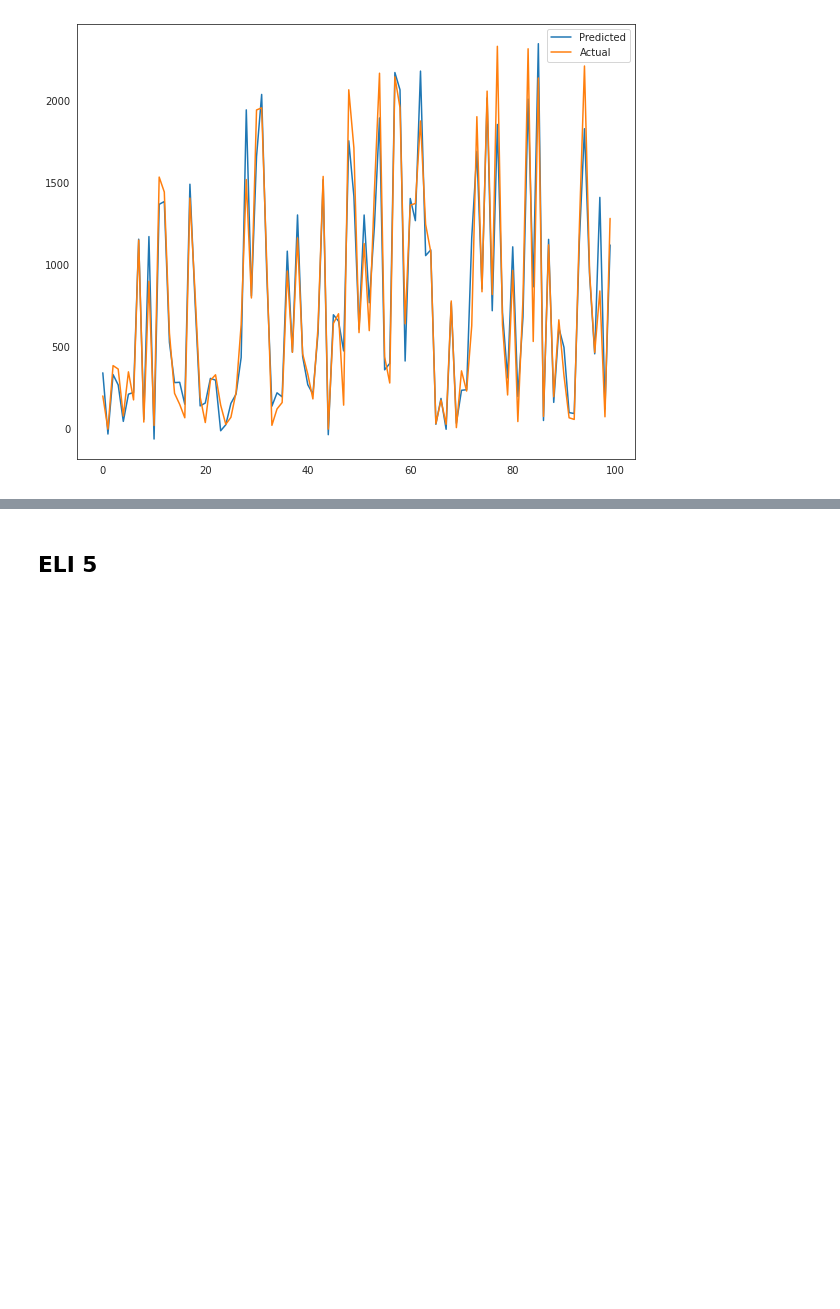
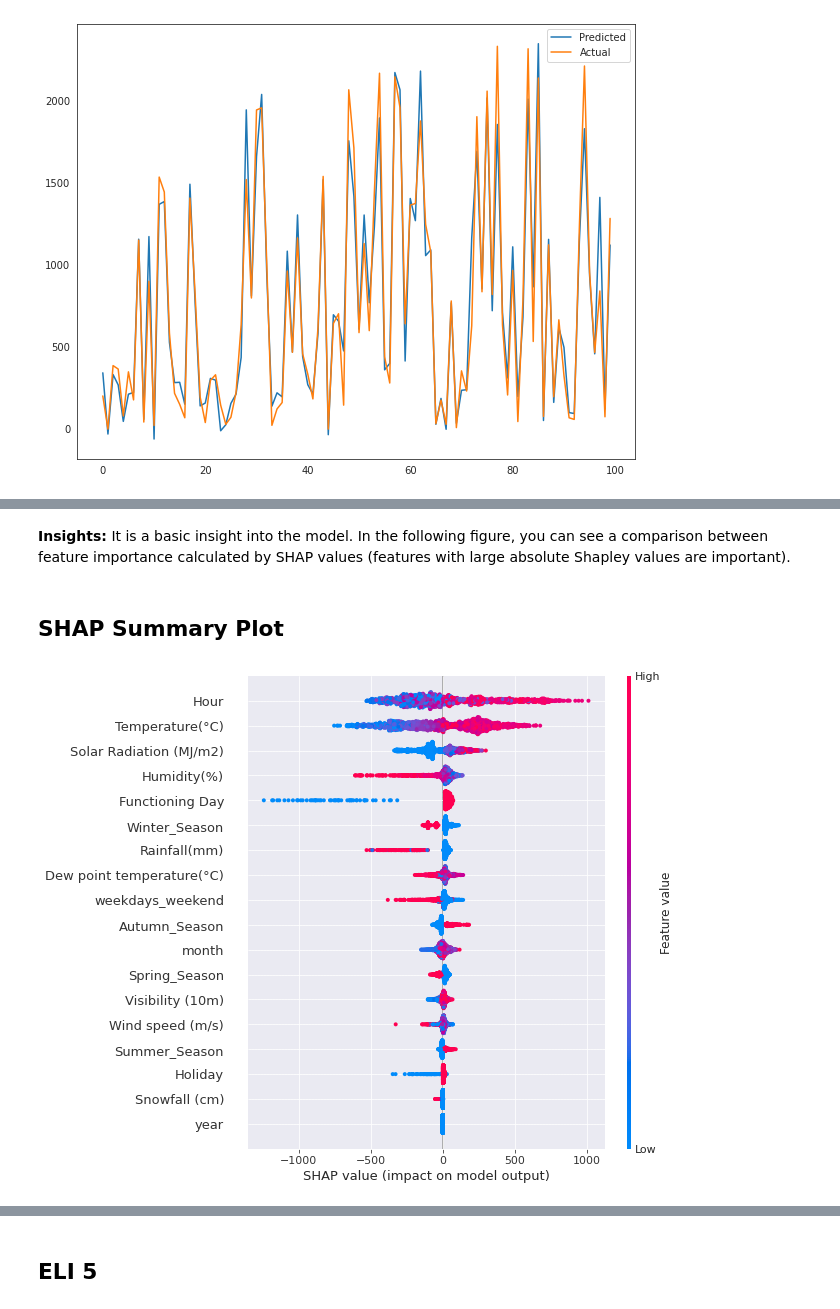
Before and after one commit to Palak-bindal/Bike-Sharing-Demand-Prediction-, a Jupyter notebook: Capstone_Collab_Bike_Sharing_Count_Prediction.ipynb, the cells around one changed output, grey strips where cells are left out. Saved outputs shown, nothing was run; the diff lists cells and outputs as text; code cells hidden in the pictures; blank space fills up the shorter version.

```diff
--- a/Capstone_Collab_Bike_Sharing_Count_Prediction.ipynb
+++ b/Capstone_Collab_Bike_Sharing_Count_Prediction.ipynb
@@ -1404,0 +1468,8 @@ for_instance=2
+# %% [markdown]
+**Insights:** It is a basic insight into the model. In the following figure, you can see a comparison between feature importance calculated by SHAP values (features with large absolute Shapley values are important).
+# %% [markdown]
+## SHAP Summary Plot
+# %%
+shap.summary_plot(shap_values, X_test,feature_names=independent_variables)
+# %% [output]
+[figure, added]
```
Also changed, not shown: parts of 93 cells of this notebook.
